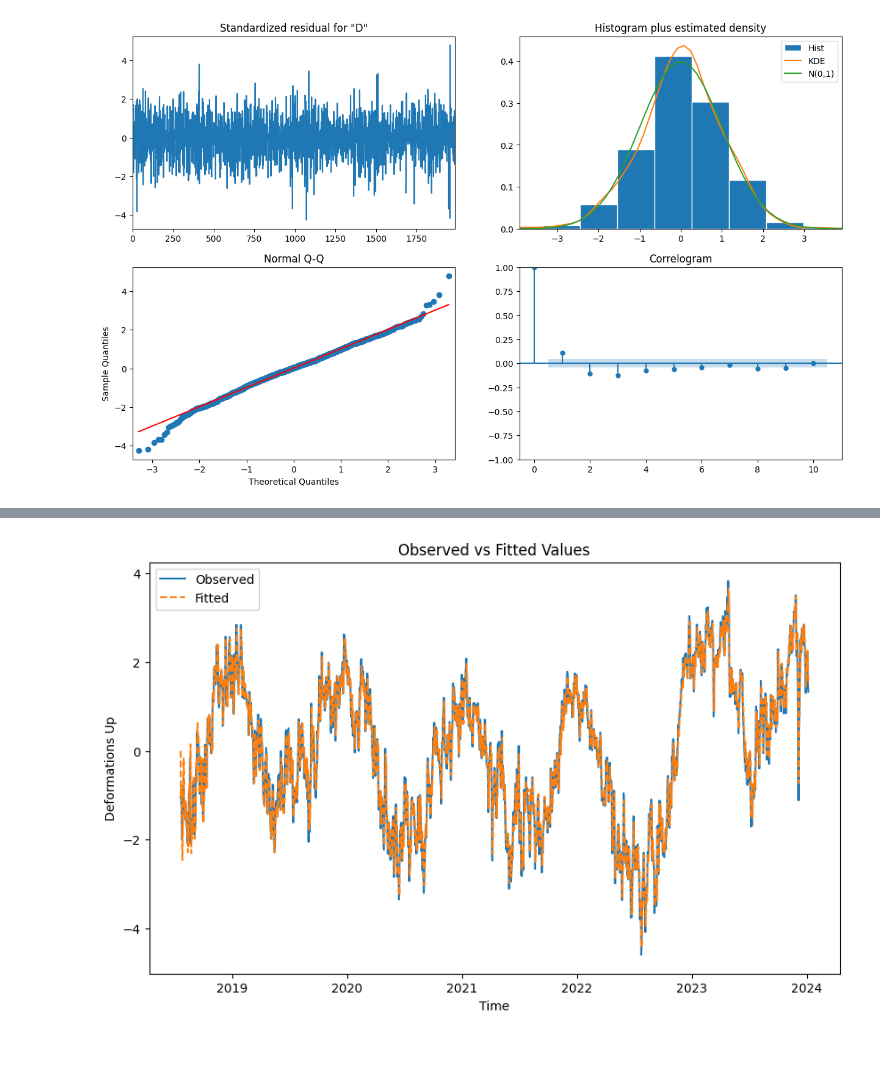
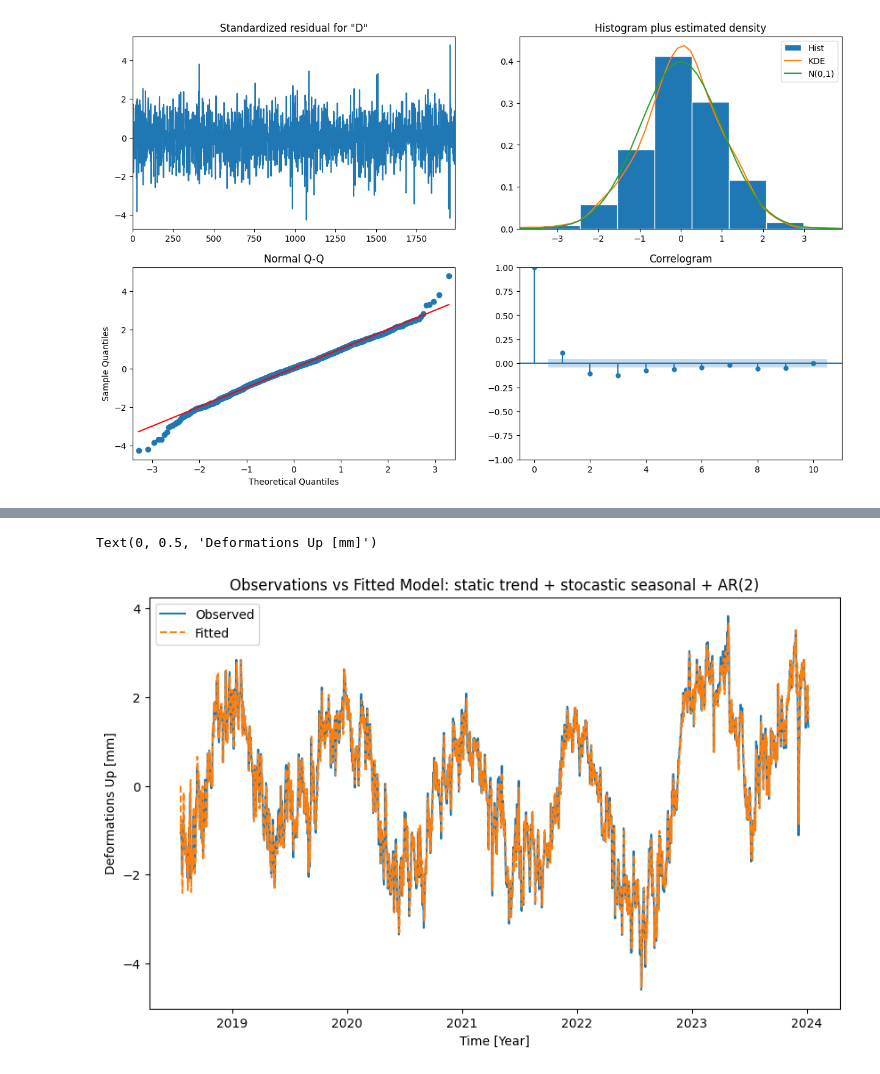
Before and after one commit to ICSlingerland/Groningen-Deformation-lab, a Jupyter notebook: stmread.ipynb, the cells around one changed output, grey strips where cells are left out. Drawn from its saved outputs; the diff is of its cells as text; code cells hidden in the pictures.

```diff
--- a/stmread.ipynb
+++ b/stmread.ipynb
@@ -526,7 +571,7 @@ frequencies = [{'period': 365, 'harmonics': 1}]
 
 model_settings = {
      'irregular': True,
-     'autoregressive': 1,
+     'autoregressive': 2,
      'level': True,
      'stochastic_level': False,
      'trend': True,
@@ -535,20 +580,15 @@ model_settings = {
      'stochastic_freq_seasonal': [True]
 }
 
-# ssm = state space model
+# State space model
 ssm = sm.tsa.UnobservedComponents(data['Deformations Up'], **model_settings)
 
-# print some information about the state space model
-print(ssm.param_names)
-print(ssm.state_names)
-
-# number of observations needed to estimate initial state
-n_obs_init = ssm.k_states - int(ssm._unused_state) - ssm.ar_order
-display(n_obs_init)
-
-# fit the state space model parameters and states
+# Fit the state space model parameters and states
+# First, fit without constraints to get initial parameter estimates
 ssm_res = ssm.fit(method='powell', disp=True)
 
 # Extract the fitted values
 fitted_values = ssm_res.fittedvalues
+
+ssm_res.summary()
 # %% [output]
@@ -611,15 +689,13 @@ dummy = ssm_res.plot_diagnostics(figsize=(15, 10))
 # %%
-# Extract the fitted values
-fitted_values = ssm_res.fittedvalues
-
+#plot best fit model and observations
 plt.figure(figsize=(10, 6))
 plt.plot(data['Year'],data['Deformations Up'], label='Observed')
 plt.plot(data['Year'],fitted_values, label='Fitted', linestyle='--')
 plt.legend()
-plt.title('Observed vs Fitted Values')
-plt.xlabel('Time')
-plt.ylabel('Deformations Up')
-plt.show()
+plt.title('Observations vs Fitted Model: static trend + stocastic seasonal + AR(2)')
+plt.xlabel('Time [Year]')
+plt.ylabel('Deformations Up [mm]')
 # %% [output]
+Text(0, 0.5, 'Deformations Up [mm]')
-[figure, old version]
+[figure, new version]
 # %%
```
Also changed, not shown: parts of 83 cells of this notebook, 6 other files.
